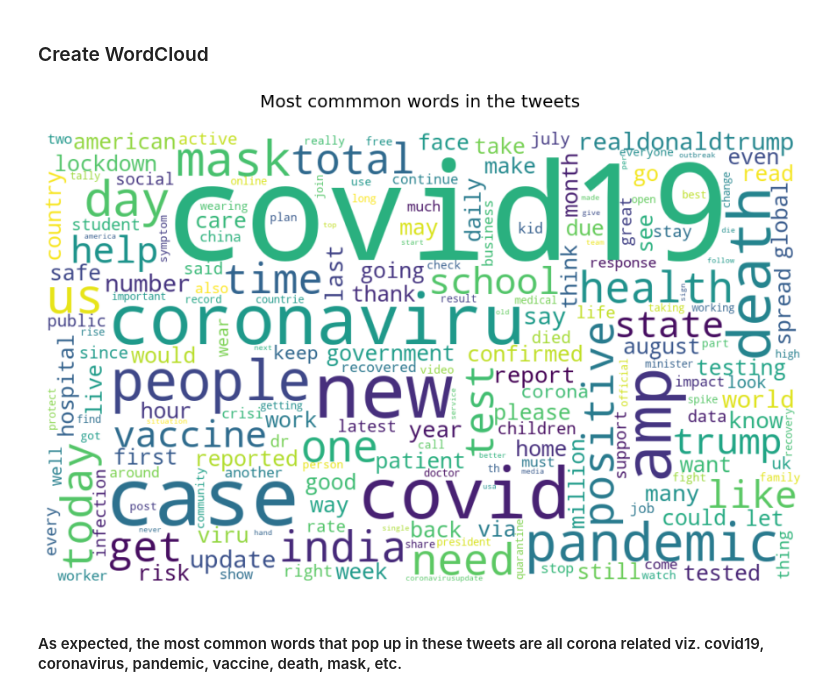
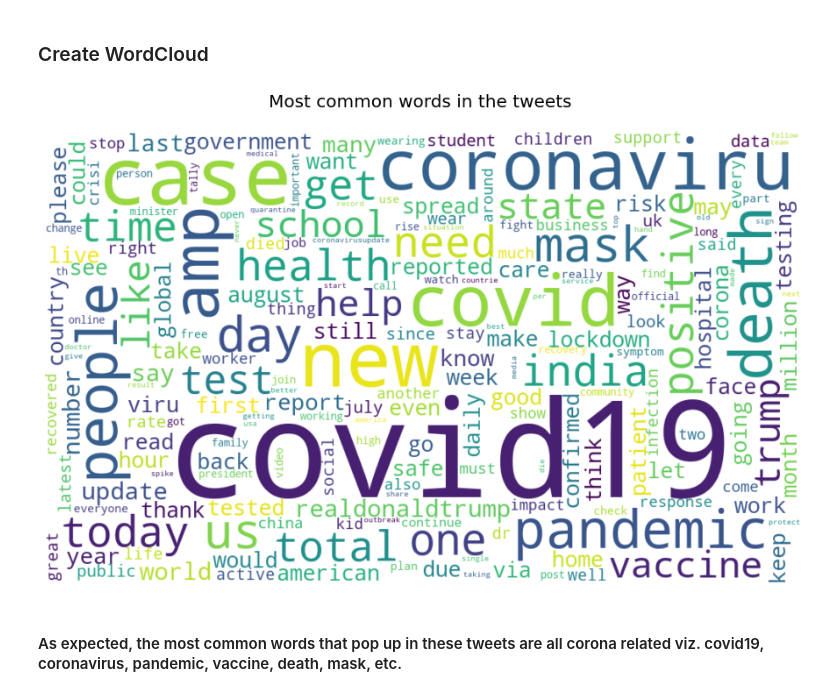
Before and after one commit to ArushiC/COVID-19-Tweets-Analysis, a Jupyter notebook: covid19-tweets-geo-and-sentiment-analysis.ipynb, the cells around one changed output. Drawn from its saved outputs; the diff is of its cells as text; code cells hidden in the pictures.

```diff
--- a/covid19-tweets-geo-and-sentiment-analysis.ipynb
+++ b/covid19-tweets-geo-and-sentiment-analysis.ipynb
@@ -371,18 +397,29 @@ tweets['clean_tweet'] = tweets['text'].apply(lambda x: re.sub("([^0-9A-Za-z \t])
 ### Create WordCloud
 # %%
 def createWordCloud(input_type, text):
+    """
+    Function to generate the wordcloud
+
+    Attributes
+    ----------
+    input_type : str
+        Pass 'words' or 'entities' to update the chart title based on the text passed
+    text : str
+        Name of the string text to make the wordcloud
+
+    Methods
+    -------
+        Returns the wordcloud
+    """
     wordcloud = WordCloud(width = 1000, height = 600,
                       #colormap = 'Paired',
                       background_color ='white',
                       collocations = False,
-                      stopwords=stop_words,
+                      stopwords=stop_words
                      ).generate(text)
 
     plt.figure(figsize = (12, 12), facecolor = None)
-    if input_type=='tweet':
-        plt.title("Most commmon words in the tweets \n", fontsize=20, color='Black')
-    if input_type=='entities':
-         plt.title("Most commmon entities in the tweets \n", fontsize=20, color='Black')
+    plt.title("Most common "+ input_type +" in the tweets \n", fontsize=20, color='Black')
     plt.imshow(wordcloud, interpolation='bilinear')
     plt.axis("off")
     plt.tight_layout(pad = 0)
@@ -390,17 +427,17 @@ def createWordCloud(input_type, text):
 # %%
 # Create a wordcloud for most popular words in tweets
 text = ''
 stop_words = set(stopwords.words("english"))
 for row in tweets['clean_tweet']:
     # typecaste each row to string and split it to get tokens
     tokens = str(row).split()
     for i in range(len(tokens)):
         tokens[i] = tokens[i].lower()
     text += " ".join(tokens)+" "
 
-createWordCloud("tweet",text)
+createWordCloud("words",text)
 # %% [output]
-[figure, old version]
+[figure, new version]
 # %% [markdown]
 #### As expected, the most common words that pop up in these tweets are all corona related viz. covid19, coronavirus, pandemic, vaccine, death, mask, etc.
 # %% [markdown]
```
Also changed, not shown: parts of 13 cells of this notebook.
